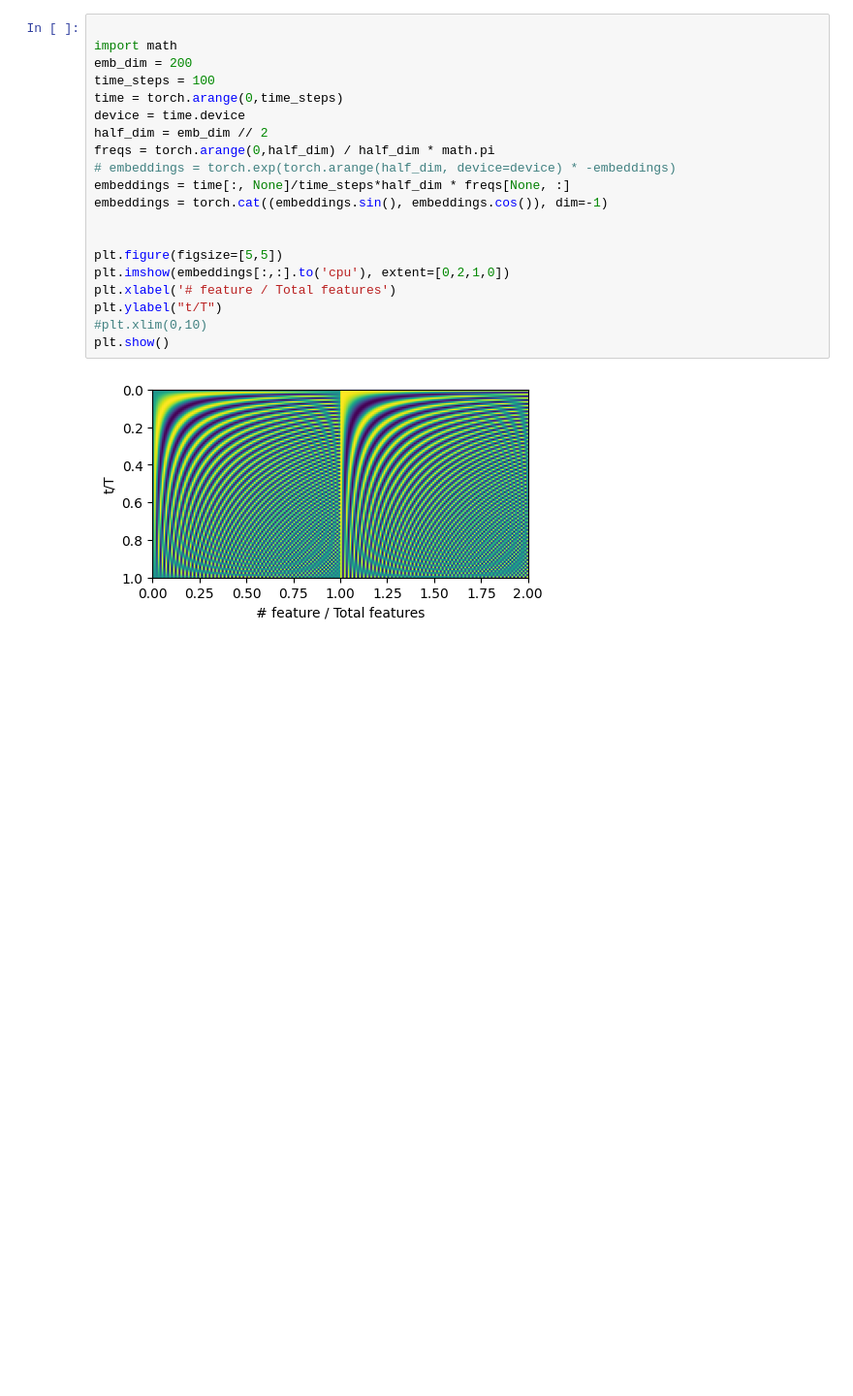
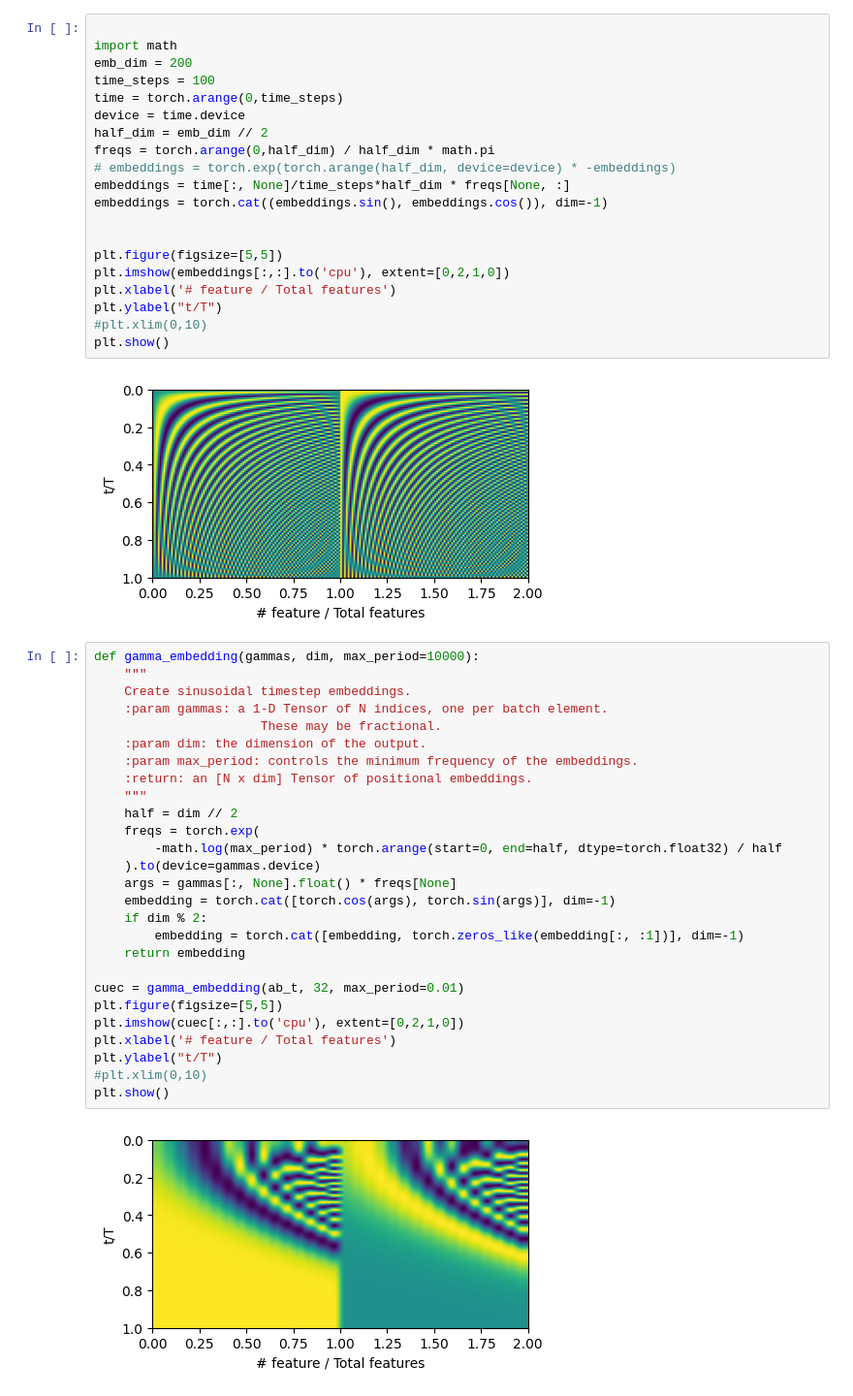
Before and after one commit to SebastianMerino/DiffusionBeamformer, a Jupyter notebook: schedule_test.ipynb, the cells around one changed output. Shown at 97% size. Drawn from its saved outputs; the diff is of its cells as text; blank space fills up the shorter version.

```diff
--- a/schedule_test.ipynb
+++ b/schedule_test.ipynb
@@ -80,3 +80,32 @@ plt.ylabel("t/T")
 plt.show()
 # %% [output]
 [figure]
+# %%
+def gamma_embedding(gammas, dim, max_period=10000):
+    """
+    Create sinusoidal timestep embeddings.
+    :param gammas: a 1-D Tensor of N indices, one per batch element.
+                      These may be fractional.
+    :param dim: the dimension of the output.
+    :param max_period: controls the minimum frequency of the embeddings.
+    :return: an [N x dim] Tensor of positional embeddings.
+    """
+    half = dim // 2
+    freqs = torch.exp(
+        -math.log(max_period) * torch.arange(start=0, end=half, dtype=torch.float32) / half
+    ).to(device=gammas.device)
+    args = gammas[:, None].float() * freqs[None]
+    embedding = torch.cat([torch.cos(args), torch.sin(args)], dim=-1)
+    if dim % 2:
+        embedding = torch.cat([embedding, torch.zeros_like(embedding[:, :1])], dim=-1)
+    return embedding
+
+cuec = gamma_embedding(ab_t, 32, max_period=0.01)
+plt.figure(figsize=[5,5])
+plt.imshow(cuec[:,:].to('cpu'), extent=[0,2,1,0])
+plt.xlabel('# feature / Total features')
+plt.ylabel("t/T")
+#plt.xlim(0,10)
+plt.show()
+# %% [output]
+[figure, added]
```
Also changed, not shown: parts of 1 cell of this notebook, 5 other files.
